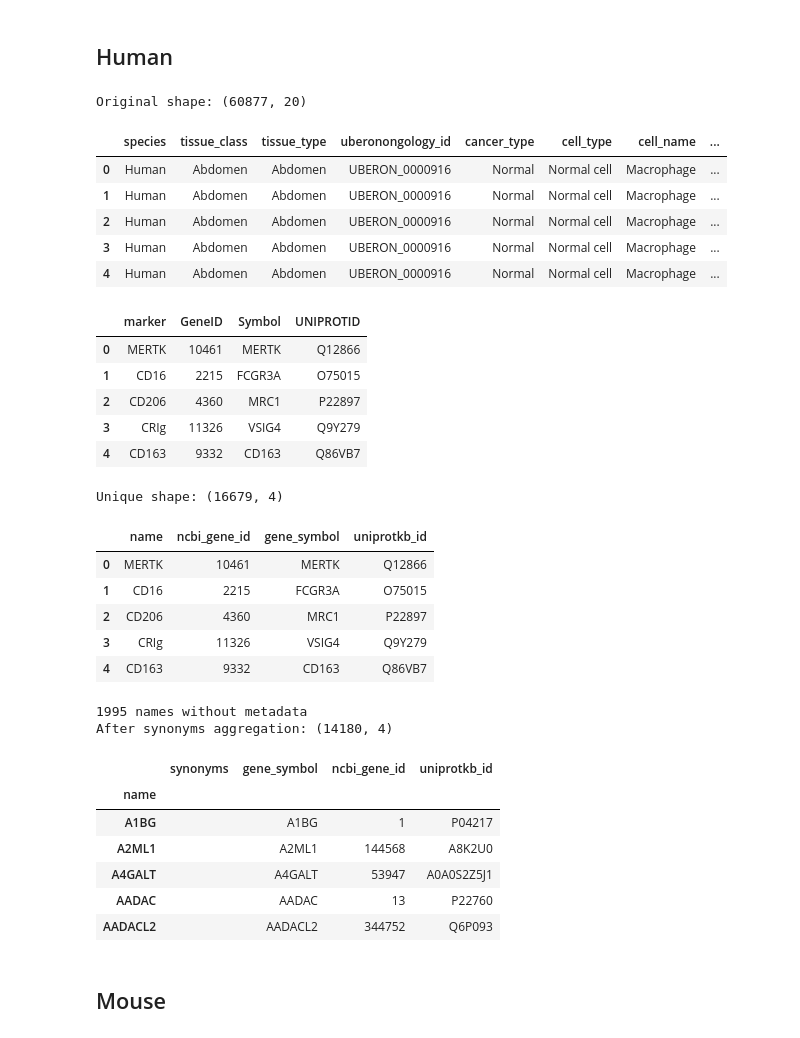
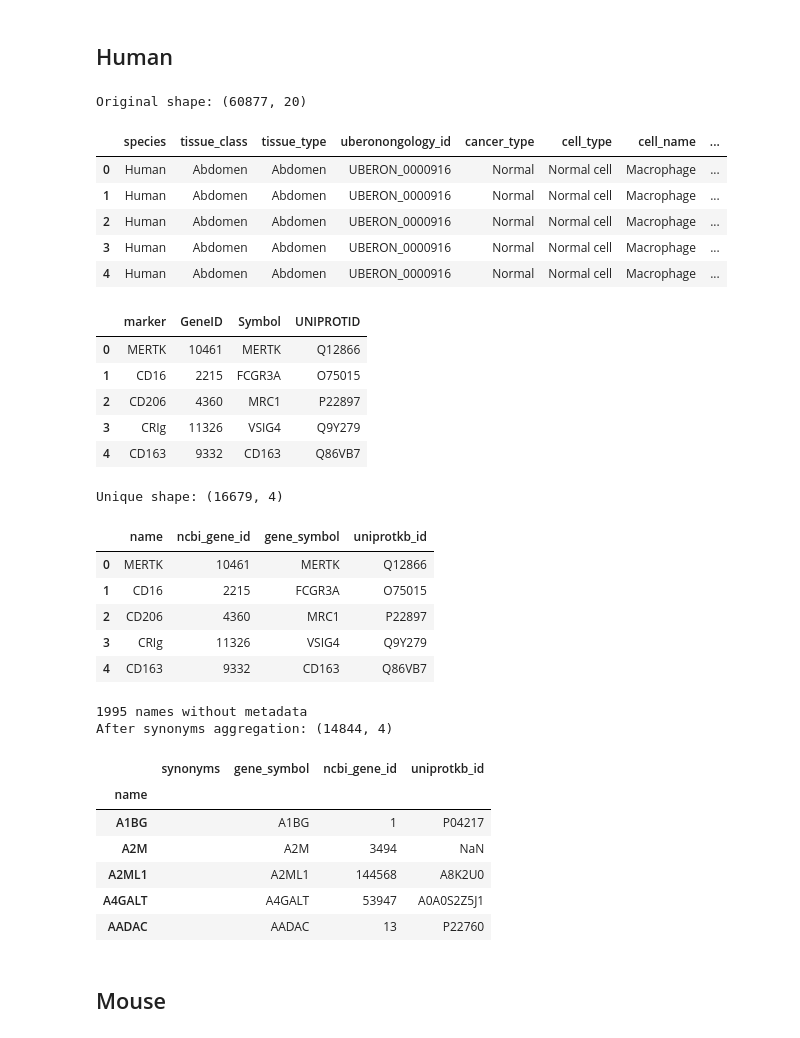
Before and after one commit to laminlabs/bionty-assets, a Jupyter notebook: docs/ingest/cell-marker-2.0.ipynb, the cells around one changed output. Saved outputs shown, nothing was run; the diff lists cells and outputs as text; code cells hidden in the pictures.

Commit message:
🍱 Aggregated no meta names in cellmarker (#26)

```diff
--- a/docs/ingest/cell-marker-2.0.ipynb
+++ b/docs/ingest/cell-marker-2.0.ipynb
@@ -13,6 +14,32 @@ def add_to_synonyms(df_meta, key, name, no_meta_names):
     else:
         df_meta.loc[key, "synonyms"] += f"|{name}"
     no_meta_names.remove(name)
+
+
+def agg_synonyms_no_meta(no_meta_names: set) -> pd.DataFrame:
+    no_meta_names_df = pd.DataFrame({"org_name": list(no_meta_names)})
+    no_meta_names_df["agg"] = (
+        no_meta_names_df["org_name"]
+        .str.lower()
+        .str.replace("-", "")
+        .str.replace(" ", "")
+    )
+    no_meta_names_df_group = no_meta_names_df.groupby("agg").agg({"org_name": "|".join})
+    no_meta_names_df_group["synonyms"] = ""
+
+    for k, cname in no_meta_names_df_group["org_name"].items():
+        names = cname.split("|")
+        no_meta_names_df_group.loc[k, "name"] = names[0]
+        if len(names) > 1:
+            no_meta_names_df_group.loc[k, "synonyms"] = "|".join(names[1:])
+
+    no_meta_names_df_group = no_meta_names_df_group.reset_index()
+    no_meta_names_df_group = no_meta_names_df_group.drop(columns=["agg", "org_name"])
+    no_meta_names_df_group["uniprotkb_id"] = None
+    no_meta_names_df_group["gene_symbol"] = None
+    no_meta_names_df_group["ncbi_gene_id"] = None
+
+    return no_meta_names_df_group
 
 
 def map(no_meta_names: set, df_meta: pd.DataFrame):
@@ -79,8 +106,7 @@ def map(no_meta_names: set, df_meta: pd.DataFrame):
                     key = None
                     break
 # %%
-def preprocess(url: str, species: str):
-    df_cm = pd.read_excel(url, dtype=str)
+def preprocess(df_cm: pd.DataFrame, species: str):
     df_cm = df_cm[df_cm["species"] == species.capitalize()].copy()
     print(f"Original shape: {df_cm.shape}")
     display(df_cm.head())
@@ -121,7 +147,7 @@ def preprocess(url: str, species: str):
     # group synonyms
     df_meta = df_meta.reset_index()
     df_meta = (
-        df_meta.groupby(["ncbi_gene_id", "gene_symbol", "uniprotkb_id"])
+        df_meta.groupby(["ncbi_gene_id", "gene_symbol", "uniprotkb_id"], dropna=False)
         .agg("|".join)
         .reset_index()
     )
@@ -134,15 +160,7 @@ def preprocess(url: str, species: str):
             syns.update(names[1:])
             row["synonyms"] = "|".join(syns)
 
-    no_meta_names_df = pd.DataFrame(
-        {
-            "ncbi_gene_id": None,
-            "gene_symbol": None,
-            "uniprotkb_id": None,
-            "name": list(no_meta_names),
-            "synonyms": "",
-        }
-    )
+    no_meta_names_df = agg_synonyms_no_meta(no_meta_names)
 
     df_cb = pd.concat([df_meta, no_meta_names_df])
     df_cb = df_cb[["name", "synonyms", "gene_symbol", "ncbi_gene_id", "uniprotkb_id"]]
@@ -156,37 +174,37 @@ def preprocess(url: str, species: str):
 # %% [markdown]
 ## Human
 # %%
-df_human = preprocess(url, species="human")
+df_human = preprocess(df_cm, species="human")
 # %% [output]
 Original shape: (60877, 20)
 |  | species | tissue_class | tissue_type | uberonongology_id | cancer_type | cell_type | cell_name | ... |
 | 0 | Human | Abdomen | Abdomen | UBERON_0000916 | Normal | Normal cell | Macrophage | ... |
 | 1 | Human | Abdomen | Abdomen | UBERON_0000916 | Normal | Normal cell | Macrophage | ... |
 | 2 | Human | Abdomen | Abdomen | UBERON_0000916 | Normal | Normal cell | Macrophage | ... |
 | 3 | Human | Abdomen | Abdomen | UBERON_0000916 | Normal | Normal cell | Macrophage | ... |
 | 4 | Human | Abdomen | Abdomen | UBERON_0000916 | Normal | Normal cell | Macrophage | ... |
 |  | marker | GeneID | Symbol | UNIPROTID |
 | 0 | MERTK | 10461 | MERTK | Q12866 |
 | 1 | CD16 | 2215 | FCGR3A | O75015 |
 | 2 | CD206 | 4360 | MRC1 | P22897 |
 | 3 | CRIg | 11326 | VSIG4 | Q9Y279 |
 | 4 | CD163 | 9332 | CD163 | Q86VB7 |
 Unique shape: (16679, 4)
 |  | name | ncbi_gene_id | gene_symbol | uniprotkb_id |
 | 0 | MERTK | 10461 | MERTK | Q12866 |
 | 1 | CD16 | 2215 | FCGR3A | O75015 |
 | 2 | CD206 | 4360 | MRC1 | P22897 |
 | 3 | CRIg | 11326 | VSIG4 | Q9Y279 |
 | 4 | CD163 | 9332 | CD163 | Q86VB7 |
 1995 names without metadata
-After synonyms aggregation: (14180, 4)
+After synonyms aggregation: (14844, 4)
 |  | synonyms | gene_symbol | ncbi_gene_id | uniprotkb_id |
 | name |  |  |  |  |
 | A1BG |  | A1BG | 1 | P04217 |
+| A2M |  | A2M | 3494 | NaN |
 | A2ML1 |  | A2ML1 | 144568 | A8K2U0 |
 | A4GALT |  | A4GALT | 53947 | A0A0S2Z5J1 |
 | AADAC |  | AADAC | 13 | P22760 |
-| AADACL2 |  | AADACL2 | 344752 | Q6P093 |
 # %%
 df_human.to_parquet("human_cellmarker_2.0_CellMarker_lookup.parquet")
 # %% [markdown]
```
Also changed, not shown: parts of 2 cells of this notebook.
